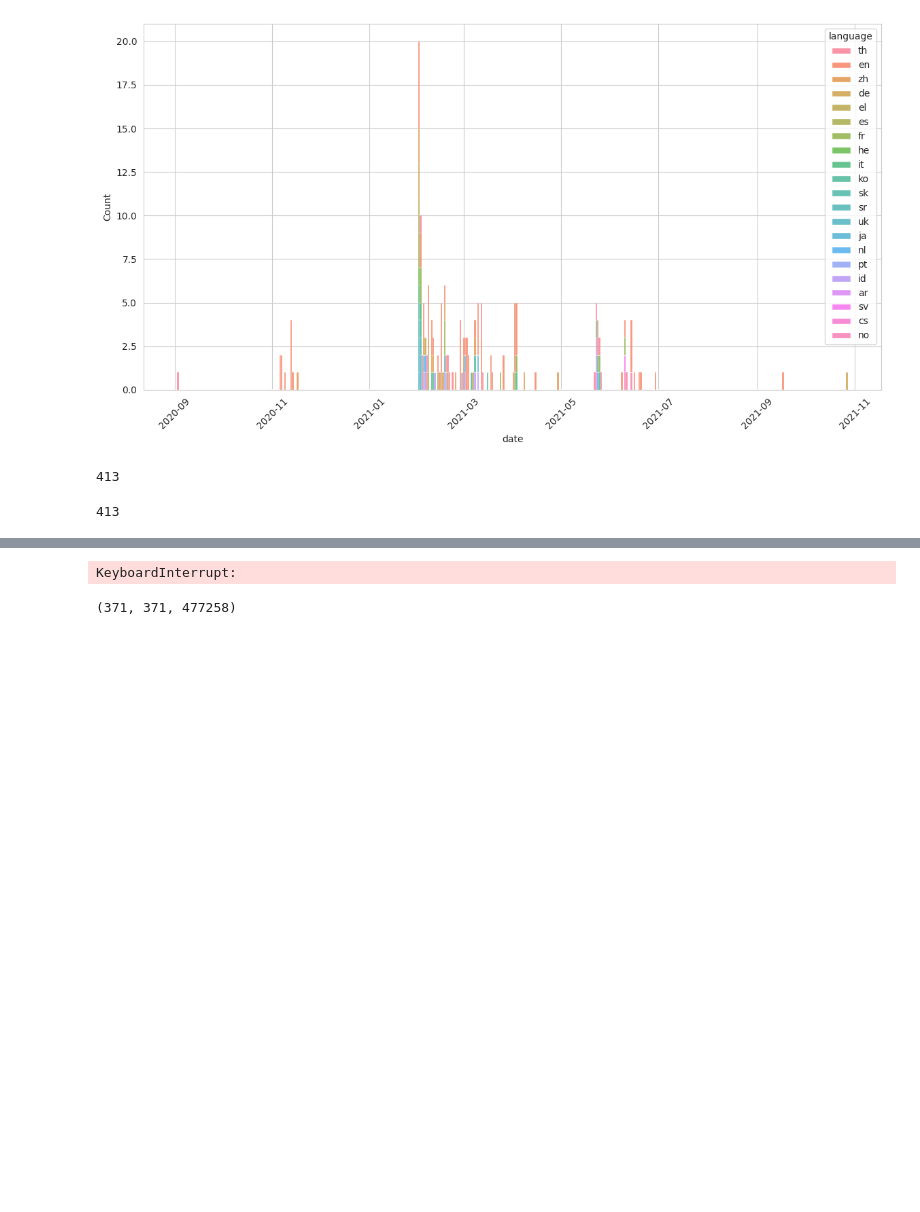
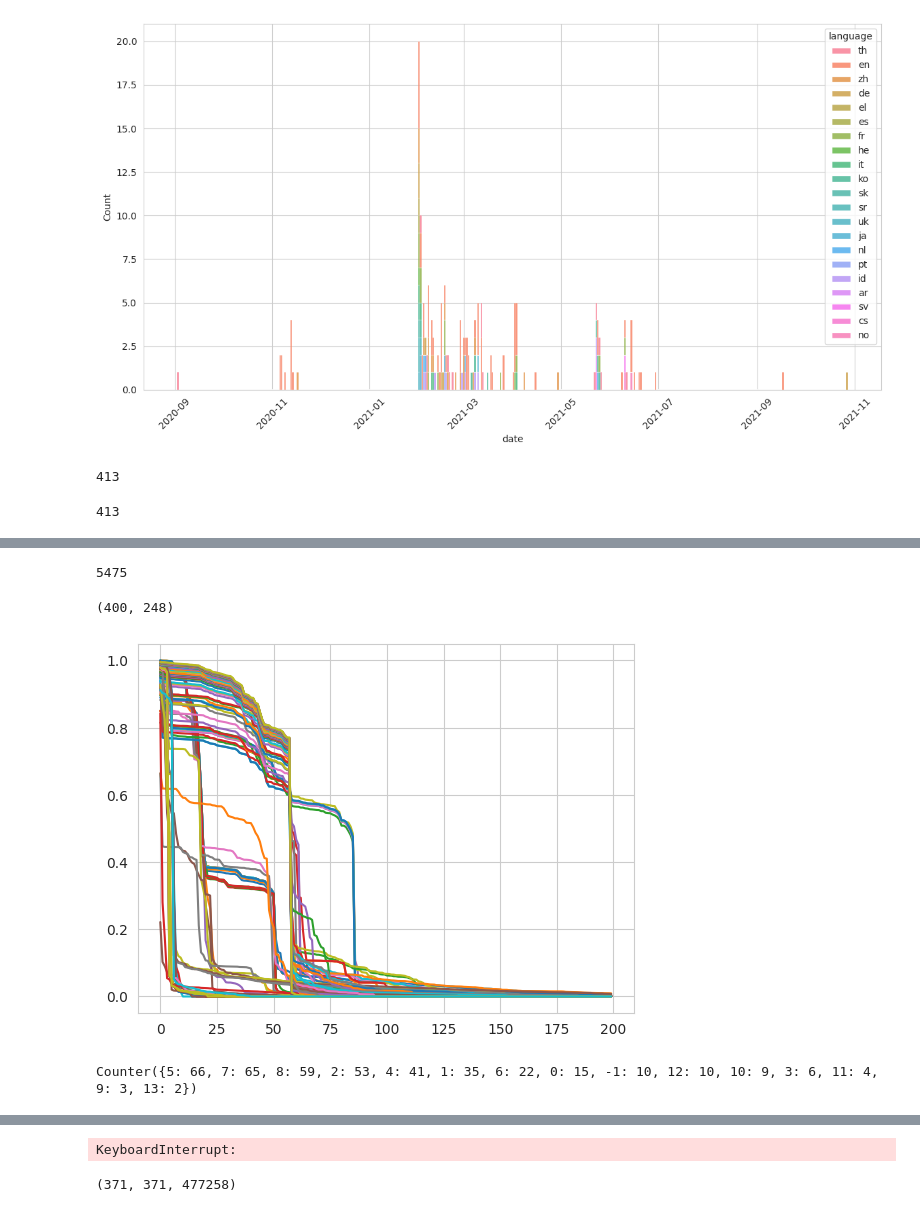
Before and after one commit to felixludos/babel-briefings, a Jupyter notebook: notebooks/keyword.ipynb, the cells around one changed output, grey strips where cells are left out. Cells and saved outputs as stored; diff of their text form; code cells hidden in the pictures; blank space fills up the shorter version.

```diff
--- a/notebooks/keyword.ipynb
+++ b/notebooks/keyword.ipynb
@@ -316,0 +356,19 @@ plt.plot(sorted(neighbors.values(), reverse=True))
+# %%
+art_imps = list(prior_art_scores.most_common())
+len(art_imps)
+# %% [output]
+5475
+# %%
+xs = np.array([c for c, _ in art_imps[:400]])
+rawsims = [sorted([w for u,v,w in G.edges(c, data='weight')], reverse=True) for c in xs]
+longest = max(len(s) for s in rawsims)
+sims = np.zeros((len(rawsims), longest))
+for i, s in enumerate(rawsims):
+	sims[i, :len(s)] = s
+sims.shape
+# %% [output]
+(400, 248)
+# %%
+plt.plot(sims[:100,:200].T);
+# %% [output]
+[figure, added]
@@ -316,0 +380,6 @@ plt.plot(sorted(neighbors.values(), reverse=True))
+# %%
+lbls = cus.labels_
+counts = Counter(lbls)
+print(counts)
+# %% [output]
+Counter({5: 66, 7: 65, 8: 59, 2: 53, 4: 41, 1: 35, 6: 22, 0: 15, -1: 10, 12: 10, 10: 9, 3: 6, 11: 4, 9: 3, 13: 2})
```
Also changed, not shown: parts of 13 cells of this notebook.
